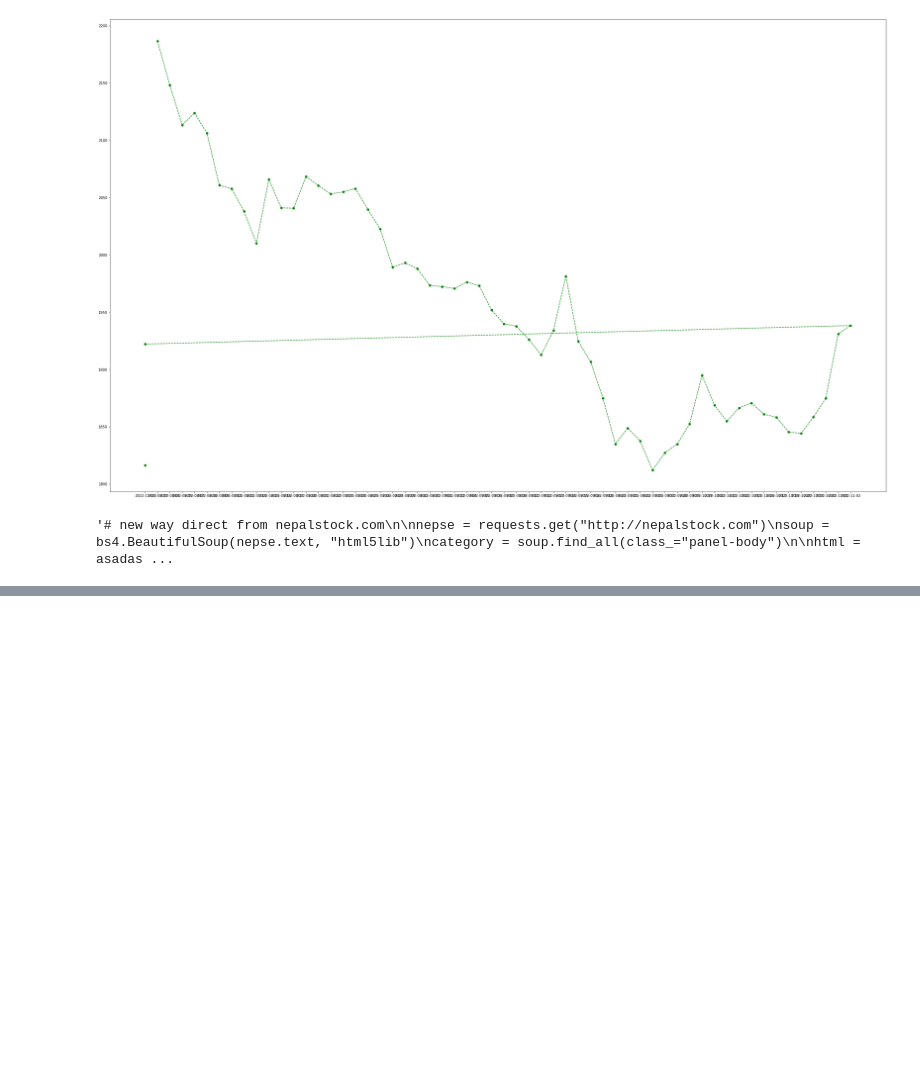
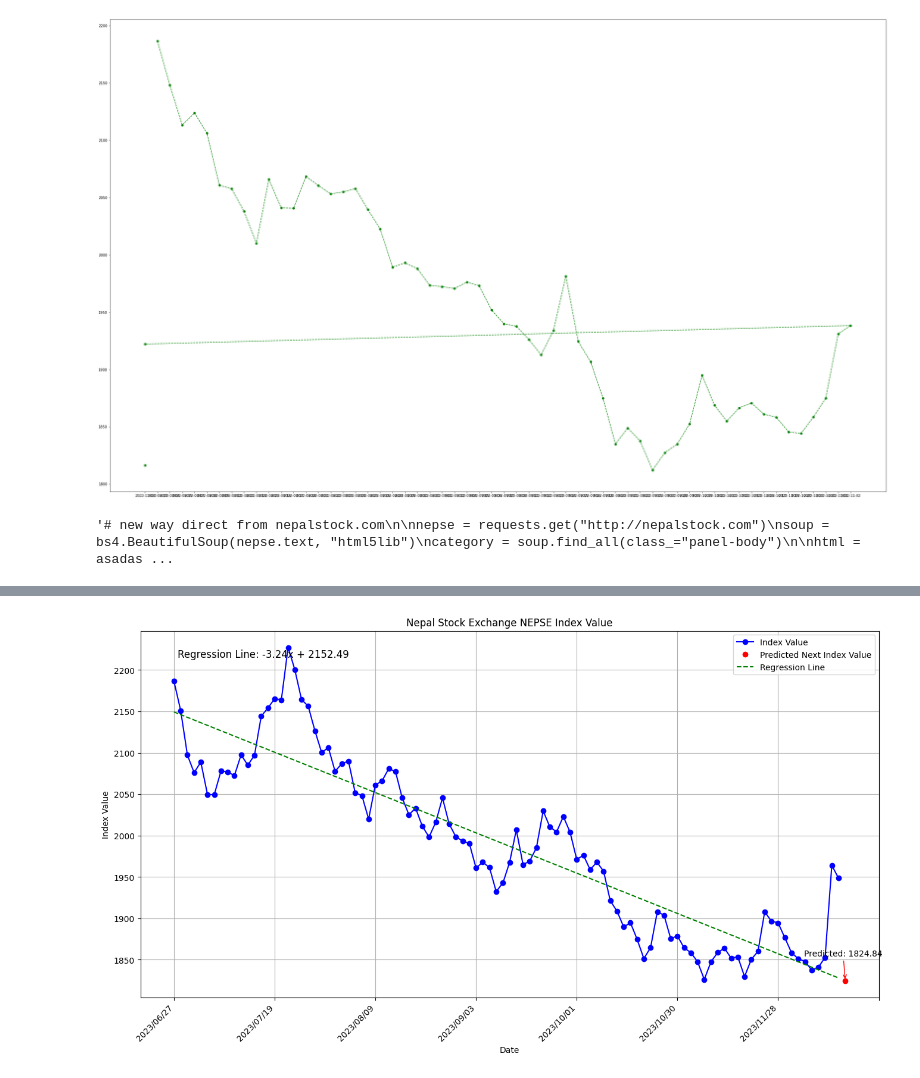
Before and after one commit to rockerritesh/nepsesimple, a Jupyter notebook: simple.ipynb, the cells around one changed output, grey strips where cells are left out. Saved outputs shown, nothing was run; the diff lists cells and outputs as text; code cells hidden in the pictures; blank space fills up the shorter version.

```diff
--- a/simple.ipynb
+++ b/simple.ipynb
@@ -231,0 +234,7 @@ with open("index.html", "w") as output:
+# %%
+#!/usr/bin/env python
+# coding: utf-8
+# Open the file in read mode
+with open("html.txt", "r") as f:
+    # Read the contents of the file
+    asadas = f.read()
@@ -231,0 +273,6 @@ with open("index.html", "w") as output:
+# %%
+
+# Load data from the URL
+url = "https://merolagani.com/Indices.aspx"
+df = pd.read_html(url)[0]
+df = df.iloc[::-1].reset_index(drop=True)
@@ -231,0 +295,56 @@ with open("index.html", "w") as output:
+# %%
+
+# Create X and Y arrays for regression analysis
+y = np.array(df["Index Value"])
+x = np.linspace(1, len(y), len(y)).reshape(-1, 1)
+
+# Perform linear regression on the data
+reg = LinearRegression()
+reg.fit(x, y)
+
+# Predict the next data point using the linear regression model
+next_index = reg.predict(np.array(len(y) + 1).reshape(1, -1))[0]
+
+# Get today's date
+today = date.today()
+date_str = date.isoformat(today)
+
+# Plot the data and regression line
+plt.figure(figsize=(16, 8))
+plt.plot(df["Date (AD)"], df["Index Value"], "bo-", label="Index Value")
+plt.plot(date_str, next_index, "ro", label="Predicted Next Index Value")
+
+
+# Add annotations
+plt.annotate(
+    f"Predicted: {next_index:.2f}",
+    xy=(date_str, next_index),
+    xytext=(-50, 30),
+    textcoords="offset points",
+    arrowprops=dict(arrowstyle="->", color="red"),
+)
+plt.annotate(
+    f"Regression Line: {reg.coef_[0]:.2f}x + {reg.intercept_:.2f}",
+    xy=(0.05, 0.95),
+    xycoords="axes fraction",
+    fontsize=12,
+    ha="left",
+    va="top",
+)
+
+# Add regression line
+plt.plot(df["Date (AD)"], reg.predict(x), "g--", label="Regression Line")
+
+# Format x-axis
+plt.xticks(rotation=45, ha="right")
+plt.gca().xaxis.set_major_locator(plt.MaxNLocator(10))
+
+plt.xlabel("Date")
+plt.ylabel("Index Value")
+plt.title("Nepal Stock Exchange NEPSE Index Value")
+plt.legend()
+plt.grid()
+plt.savefig("graph.png")
+plt.show()
+# %% [output]
+[figure, added]
```
Also changed, not shown: parts of 12 cells of this notebook, 11 other files.
